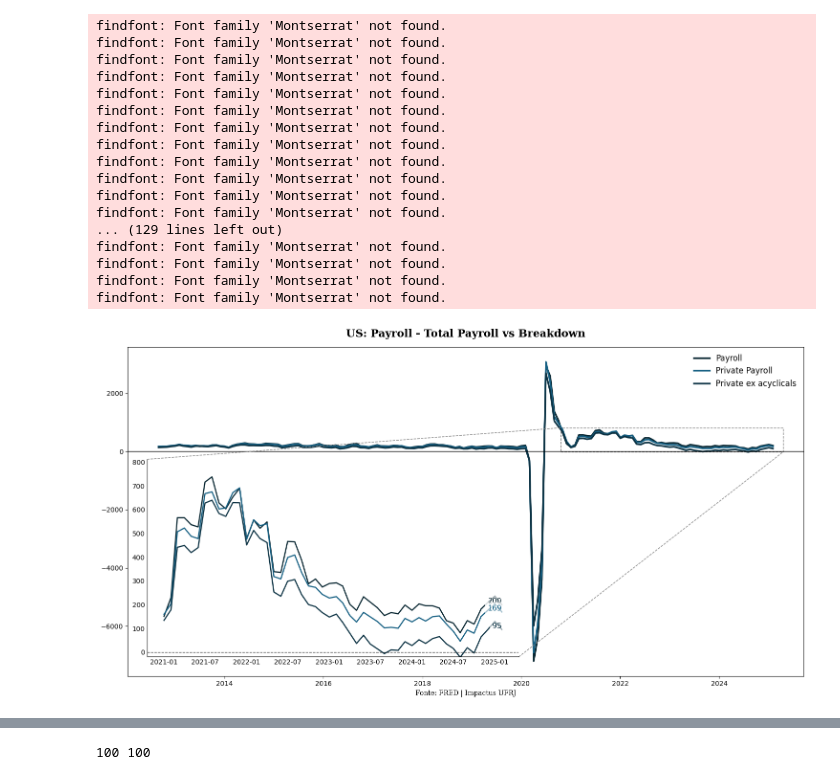
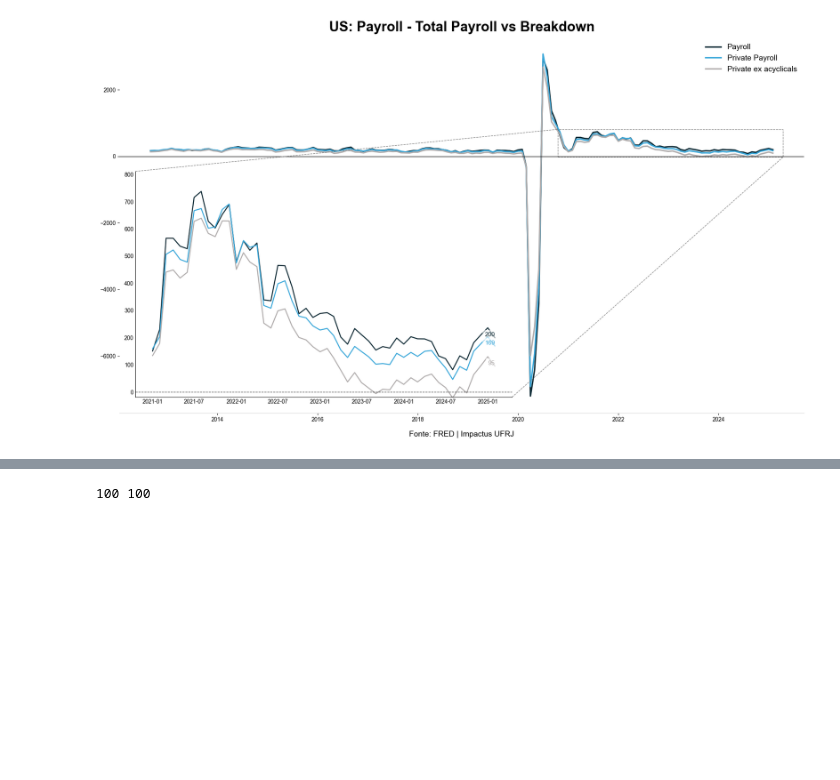
Before and after one commit to Joao-Henrique-Q/Impactus_Python_Scripts, a Jupyter notebook: Payroll_graphs_and_data.ipynb, the cells around one changed output, grey strips where cells are left out. Cells and saved outputs as stored; diff of their text form; code cells hidden in the pictures; blank space fills up the shorter version.

```diff
--- a/Payroll_graphs_and_data.ipynb
+++ b/Payroll_graphs_and_data.ipynb
@@ -374,80 +215,63 @@ findfont: Font family 'Montserrat' not found.
 # %%
+import numpy as np
 import matplotlib.pyplot as plt
+from matplotlib import font_manager
 from mpl_toolkits.axes_grid1.inset_locator import inset_axes, mark_inset
 
-# Criando a figura principal
-fig, ax = plt.subplots(figsize=(15, 8))
+plt.rcParams['font.family'] = 'Arial'
+font_path = r"C:\Users\Joao\Downloads\Montserrat\static\Montserrat-Regular.ttf"
 
-# Plotando o gráfico principal
+fig, ax = plt.subplots(figsize=(18, 10.8))
+
 ax.plot(indc, breakdown_f["Criação líquida de empregos"], linewidth=2.5, color="#082631", label="Payroll")
-ax.plot(indc, breakdown_f["Criação líquida de empregos no setor privado"], linewidth=2.5, color="#166083", label="Private Payroll")
-ax.plot(indc, breakdown_f["Private ex acyclicals"], linewidth=2.5, color="#0c3243", label="Private ex acyclicals")
+ax.plot(indc, breakdown_f["Criação líquida de empregos no setor privado"], linewidth=2.5, color="#37A6D9", label="Private Payroll")
+ax.plot(indc, breakdown_f["Private ex acyclicals"], linewidth=2.5, color="#AFABAB", label="Private ex acyclicals")
 ax.axhline(0, color='black', linewidth=1)
-ax.legend(frameon=False, fontsize=12)
 
-# Criando o eixo para o zoom (inset)
-ax_inset = inset_axes(ax, width="55%", height="60%", loc="lower left", borderpad=2.9)  # Menor e melhor posicionado
+ax.spines['top'].set_visible(False)
+ax.spines['right'].set_visible(False)
+ax.spines['left'].set_visible(False)
+ax.spines['bottom'].set_color('#d9d9d9')
+ax.xaxis.grid(False)
 
-# Definir o período do zoom (pós-2020)
+ax.legend(frameon=False, loc='upper right', fontsize=14)
+
+ax_inset = inset_axes(ax, width="55%", height="60%", loc="lower left", borderpad=2.9)
+
 start_date = "2021-01-01"
 mask = indc >= start_date
 
-# Plotando o zoom
 ax_inset.plot(indc[mask], breakdown_f.loc[mask, "Criação líquida de empregos"], linewidth=1.8, color="#082631")
-ax_inset.plot(indc[mask], breakdown_f.loc[mask, "Criação líquida de empregos no setor privado"], linewidth=1.8, color="#166083")
-ax_inset.plot(indc[mask], breakdown_f.loc[mask, "Private ex acyclicals"], linewidth=1.8, color="#0c3243")
+ax_inset.plot(indc[mask], breakdown_f.loc[mask, "Criação líquida de empregos no setor privado"], linewidth=1.8, color="#37A6D9")
+ax_inset.plot(indc[mask], breakdown_f.loc[mask, "Private ex acyclicals"], linewidth=1.8, color="#AFABAB")
 ax_inset.axhline(0, color='black', linewidth=1, linestyle="--", alpha=0.7)
 
-# Ajustando limites do zoom
 y_min = breakdown_f.loc[mask, ["Criação líquida de empregos", "Criação líquida de empregos no setor privado", "Private ex acyclicals"]].min().min()
 y_max = breakdown_f.loc[mask, ["Criação líquida de empregos", "Criação líquida de empregos no setor privado", "Private ex acyclicals"]].max().max()
 ax_inset.set_ylim(y_min * 0.9, y_max * 1.1)
 
-# Removendo gridlines do inset
 ax_inset.grid(False)
 
-# Adicionando valores finais apenas no zoom
 for column, color in zip(["Criação líquida de empregos", "Criação líquida de empregos no setor privado", "Private ex acyclicals"],
-                          ["#082631", "#166083", "#0c3243"]):
+                          ["#082631", "#37A6D9", "#AFABAB"]):
     ax_inset.text(indc[mask][-1], breakdown_f.loc[mask, column].iloc[-1],
                   f"{breakdown_f.loc[mask, column].iloc[-1]:,.0f}",
                   fontsize=11, color=color, verticalalignment='bottom', horizontalalignment='right',
-                  bbox=dict(facecolor='white', edgecolor='none', alpha=0.6))  # Adicionando fundo branco para melhor legibilidade
+                  bbox=dict(facecolor='white', edgecolor='none', alpha=0.6))
 
-# Melhorando estética do inset
-
-ax_inset.tick_params(axis='both', which='both', length=0)  # Remover ticks grandes
+ax_inset.tick_params(axis='both', which='both', length=0)
 ax_inset.spines["top"].set_visible(False)
 ax_inset.spines["right"].set_visible(False)
 
-# Ligando as áreas do gráfico com linhas sutis
-mark_inset(ax, ax_inset, loc1=2, loc2=4, fc="none", ec="gray", linestyle="--", alpha=1)  # Linhas mais suaves
+mark_inset(ax, ax_inset, loc1=2, loc2=4, fc="none", ec="gray", linestyle="--", alpha=1)
 
-# Adicionando títulos e formatando
-ax.set_title("US: Payroll - Total Payroll vs Breakdown", fontsize=16, fontweight='bold', family='serif', pad=15)
-ax.set_xlabel("Fonte: FRED | Impactus UFRJ", fontsize=10, family='serif')
+ax.set_title("US: Payroll - Total Payroll vs Breakdown", fontsize=25, fontweight='bold', pad=10)
+ax.set_xlabel("Fonte: FRED | Impactus UFRJ", fontsize=14, labelpad=15)
 plt.tight_layout()
 
 plt.show()
 # %% [output]
-findfont: Font family 'Montserrat' not found.
-findfont: Font family 'Montserrat' not found.
-findfont: Font family 'Montserrat' not found.
-findfont: Font family 'Montserrat' not found.
-findfont: Font family 'Montserrat' not found.
-findfont: Font family 'Montserrat' not found.
-findfont: Font family 'Montserrat' not found.
-findfont: Font family 'Montserrat' not found.
-findfont: Font family 'Montserrat' not found.
-findfont: Font family 'Montserrat' not found.
-findfont: Font family 'Montserrat' not found.
-findfont: Font family 'Montserrat' not found.
-... (129 lines left out)
-findfont: Font family 'Montserrat' not found.
-findfont: Font family 'Montserrat' not found.
-findfont: Font family 'Montserrat' not found.
-findfont: Font family 'Montserrat' not found.
-[figure, old version]
+[figure, new version]
 # %%
 #Sahm Rule Vs Private Payroll - esses são dados de payroll privado e desemprego
 p = fred.get_series("USPRIV")
```
Also changed, not shown: parts of 18 cells of this notebook.
